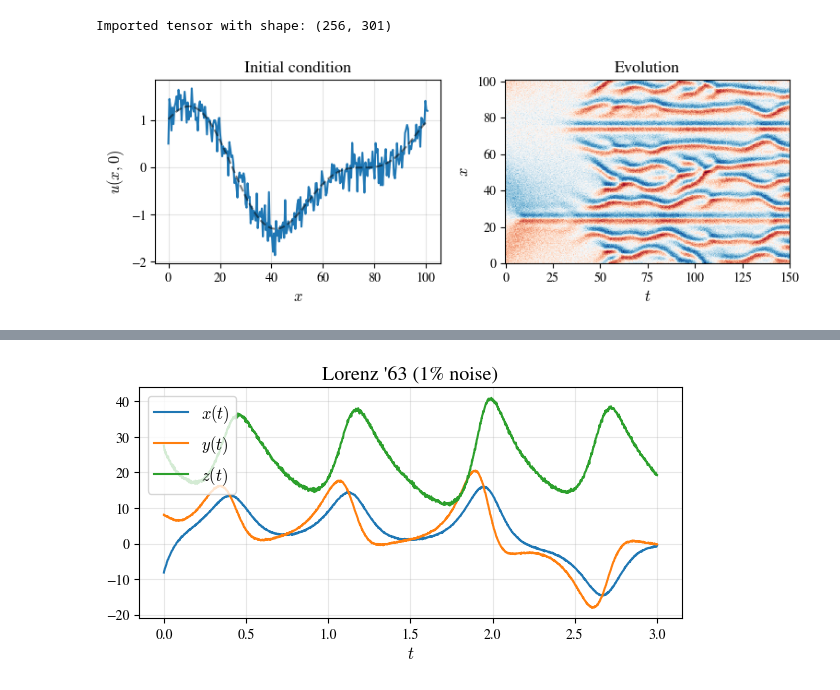
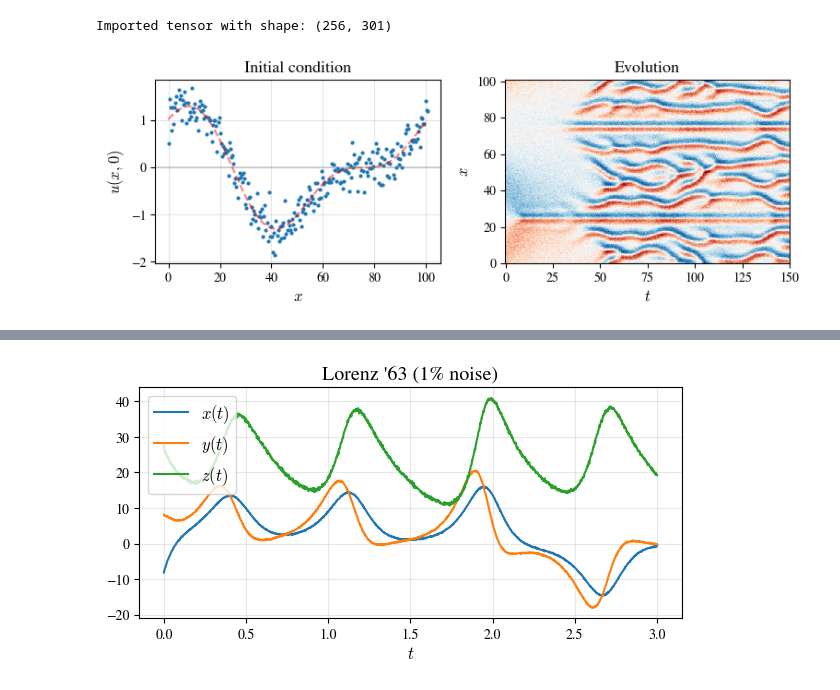
Before and after one commit to SethMinor/PyWSINDy-for-PDEs, a Jupyter notebook: dev/wsindy_dev.ipynb, the cells around one changed output, grey strips where cells are left out. Cells and saved outputs as stored; diff of their text form; code cells hidden in the pictures.

```diff
--- a/dev/wsindy_dev.ipynb
+++ b/dev/wsindy_dev.ipynb
@@ -140,43 +86,45 @@ x \in [0, \, 32\pi],
 # Add observation noise?
 noise = 0.2
 # %%
+# IMPORT THE DATA
 data_path = '../Datasets/KS.txt'
 torch.manual_seed(0);
 
 # Read in CSV data
 U0 = torch.tensor(np.loadtxt(data_path, delimiter=','))
 U = U0 if noise == 0 else add_noise(U0, noise)
 
 # Reshape to Nx x ... x Nt tensor
 [L, T] = [32*np.pi, 150]
 [Nx, Nt] = [256, 301]
 U = U.view(Nx, -1)
 print(f"Imported tensor with shape: {U.numpy().shape}")
 
 # Space and time
 x = torch.linspace(0, L, Nx)
 t = torch.linspace(0, T, Nt)
 
-# Plot the data
+# Preview the data
 X,T = torch.meshgrid(x, t, indexing='ij')
 fig,ax = plt.subplots(1,2,figsize=(8,3))
-ax[0].plot(x, U[:,0])
-ax[0].plot(x, U0[:,0], '--', color='k', alpha=0.5)
+ax[0].plot(x, U[:,0], '.', ms=4)
+ax[0].plot(x, U0[:,0], '--', color='r', alpha=0.5)
+ax[0].axhline(0, color='gray', alpha=0.3)
 ax[0].set_title('Initial condition', fontsize=13)
 ax[0].set_xlabel('$x$')
 ax[0].set_ylabel('$u(x,0)$')
 ax[0].grid(True, color="gray", alpha=0.2)
 pcm = ax[1].pcolormesh(T, X, U, cmap='RdBu_r')
 ax[1].set_title('Evolution', fontsize=13)
 ax[1].set_xlabel('$t$')
 ax[1].set_ylabel('$x$')
 fig.tight_layout()
 plt.show()
 
 del fig,ax,X,L,T
 # %% [output]
 Imported tensor with shape: (256, 301)
-[figure, old version]
+[figure, new version]
 # %%
 # Space-time grid
 grid = [x,t]
```
Also changed, not shown: parts of 39 cells of this notebook, 6 other files.
